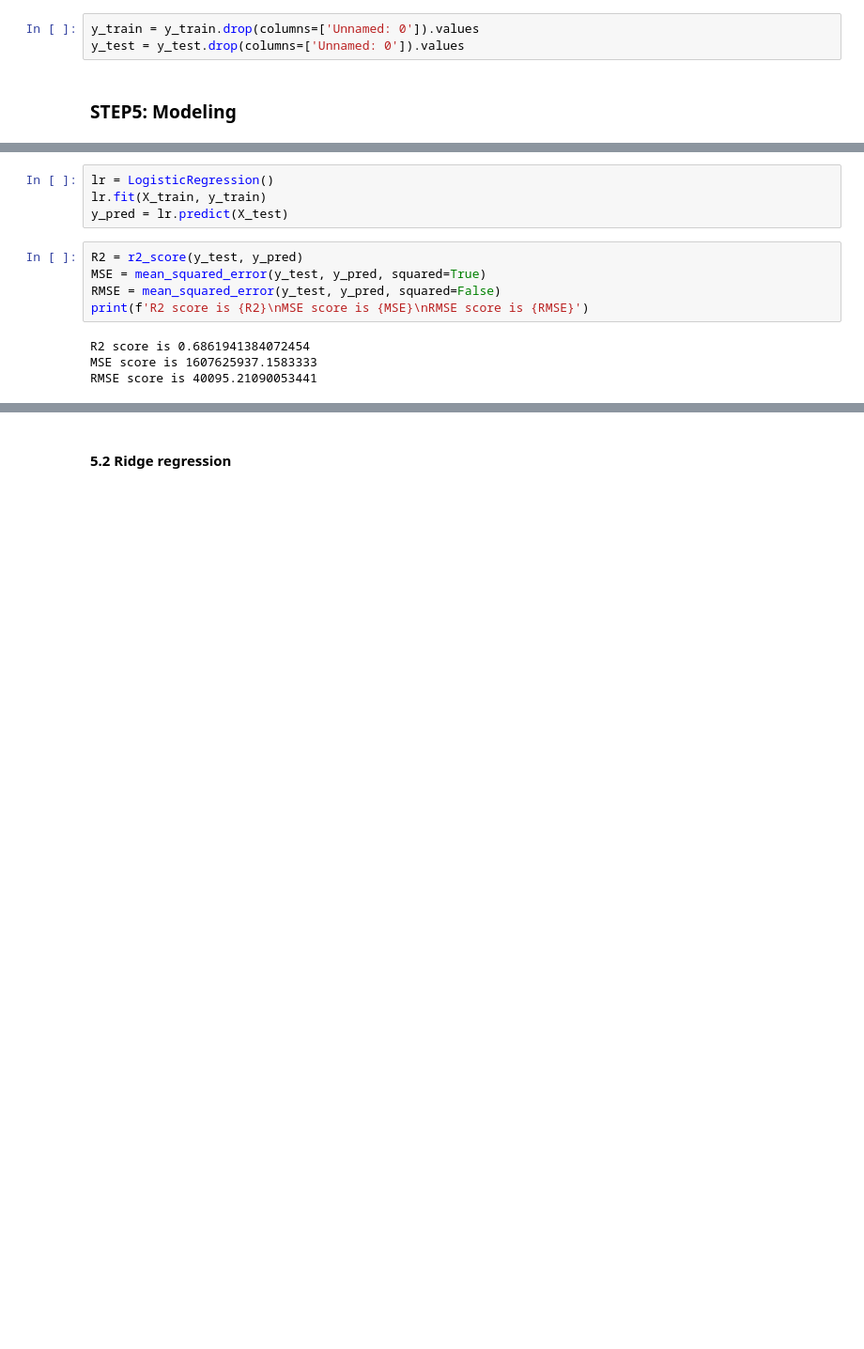
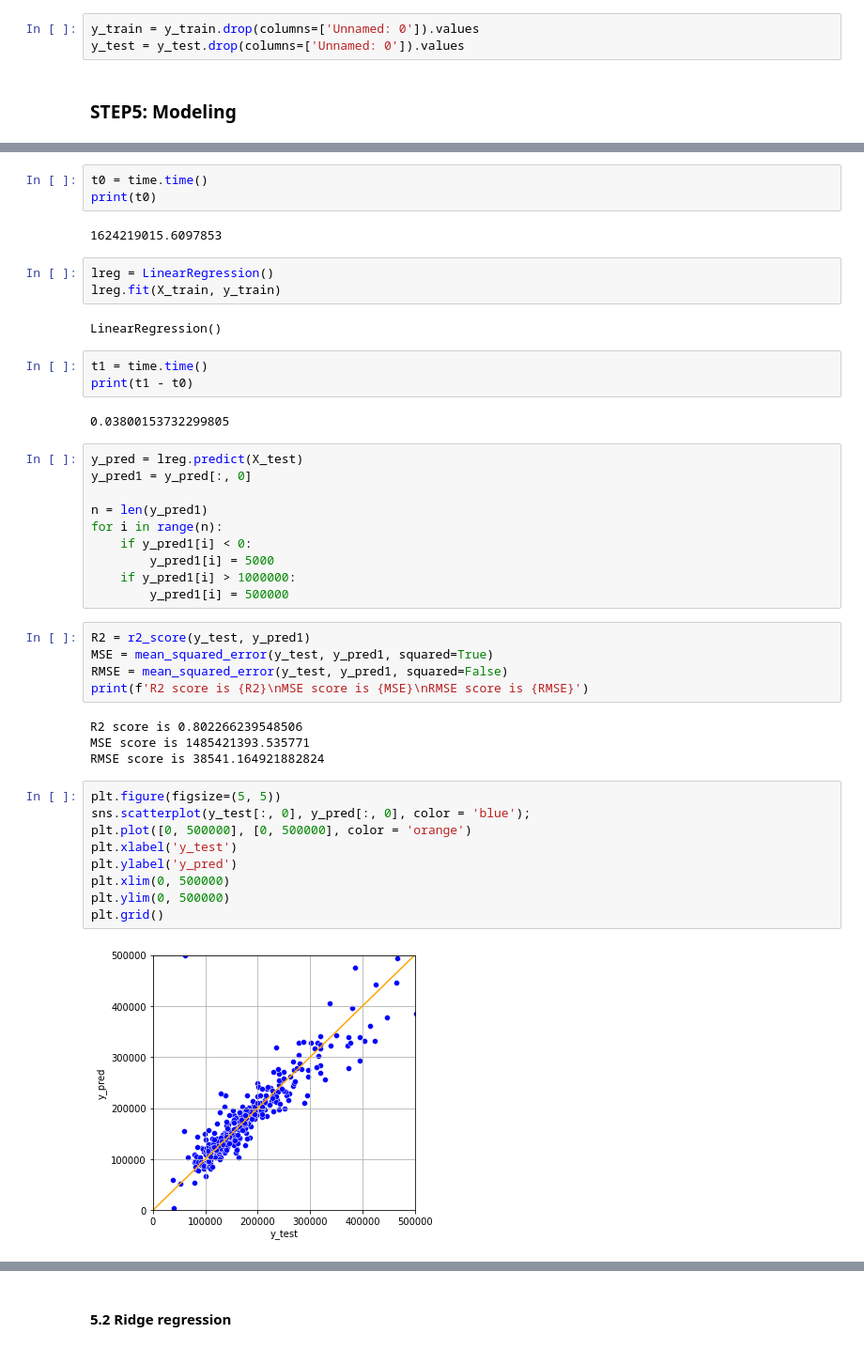
Before and after one commit to Abby2021/Springboard, a Jupyter notebook: Capstone_Project/CapstoneProject2_house_price_regression_Model_building.ipynb, the cells around one changed output, grey strips where cells are left out. Shown at 94% size. Saved outputs shown, nothing was run; the diff lists cells and outputs as text; blank space fills up the shorter version.

```diff
--- a/Capstone_Project/CapstoneProject2_house_price_regression_Model_building.ipynb
+++ b/Capstone_Project/CapstoneProject2_house_price_regression_Model_building.ipynb
@@ -77,14 +88,46 @@ score = {}
-# %%
-lr = LogisticRegression()
-lr.fit(X_train, y_train)
-y_pred = lr.predict(X_test)
+# %%
+t0 = time.time()
+print(t0)
+# %% [output]
+1624219015.6097853
+# %%
+lreg = LinearRegression()
+lreg.fit(X_train, y_train)
+# %% [output]
+LinearRegression()
+# %%
+t1 = time.time()
+print(t1 - t0)
+# %% [output]
+0.03800153732299805
+# %%
+y_pred = lreg.predict(X_test)
+y_pred1 = y_pred[:, 0]
+
+n = len(y_pred1)
+for i in range(n):
+    if y_pred1[i] < 0:
+        y_pred1[i] = 5000
+    if y_pred1[i] > 1000000:
+        y_pred1[i] = 500000
 # %%
-R2 = r2_score(y_test, y_pred)
-MSE = mean_squared_error(y_test, y_pred, squared=True)
-RMSE = mean_squared_error(y_test, y_pred, squared=False)
+R2 = r2_score(y_test, y_pred1)
+MSE = mean_squared_error(y_test, y_pred1, squared=True)
+RMSE = mean_squared_error(y_test, y_pred1, squared=False)
 print(f'R2 score is {R2}\nMSE score is {MSE}\nRMSE score is {RMSE}')
 # %% [output]
-R2 score is 0.6861941384072454
-MSE score is 1607625937.1583333
-RMSE score is 40095.21090053441
+R2 score is 0.802266239548506
+MSE score is 1485421393.535771
+RMSE score is 38541.164921882824
+# %%
+plt.figure(figsize=(5, 5))
+sns.scatterplot(y_test[:, 0], y_pred[:, 0], color = 'blue');
+plt.plot([0, 500000], [0, 500000], color = 'orange')
+plt.xlabel('y_test')
+plt.ylabel('y_pred')
+plt.xlim(0, 500000)
+plt.ylim(0, 500000)
+plt.grid()
+# %% [output]
+[figure, added]
 # %%
```
Also changed, not shown: parts of 88 cells of this notebook.
